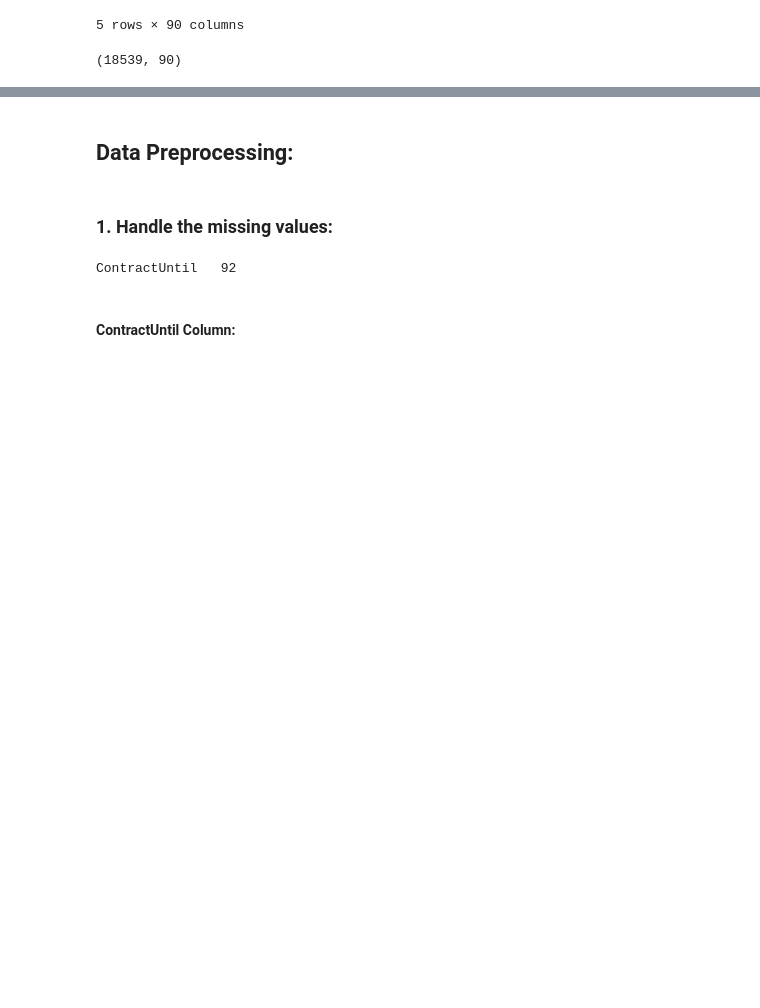
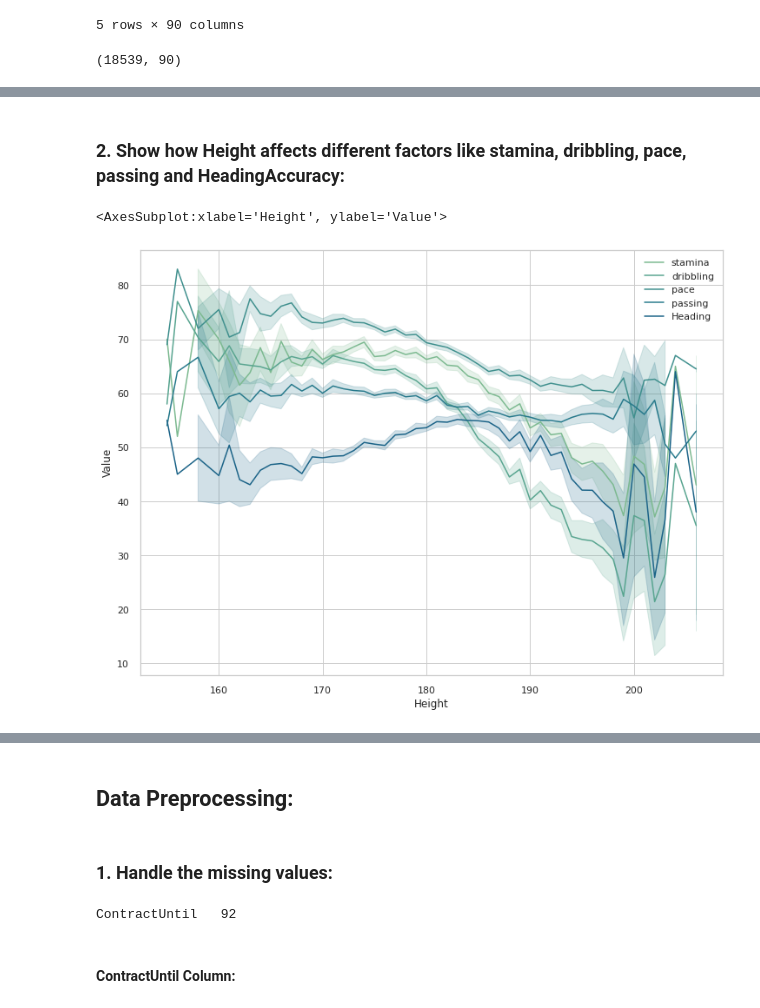
Before and after one commit to miraehab/FIFA-23-ML-Project, a Jupyter notebook: grouped-notebook.ipynb, the cells around one changed output, grey strips where cells are left out. Cells and saved outputs as stored; diff of their text form; code cells hidden in the pictures; blank space fills up the shorter version.

```diff
--- a/grouped-notebook.ipynb
+++ b/grouped-notebook.ipynb
@@ -46,0 +80,16 @@ data = data[needed_columns]
+# %% [markdown]
+<h3>2. Show how Height affects different factors like stamina, dribbling, pace, passing and HeadingAccuracy:</h3>
+# %%
+sns.set_palette("crest")
+fig = plt.gcf()
+fig.set_size_inches(12, 9)
+plt.ylabel("Value")
+
+sns.lineplot(x='Height', y='Stamina', data=data, legend='brief', label='stamina')
+sns.lineplot(x='Height', y='Dribbling', data=data, legend='brief', label='dribbling')
+sns.lineplot(x='Height', y='PaceTotal', data=data, legend='brief', label='pace')
+sns.lineplot(x='Height', y='PassingTotal', data=data, legend='brief', label='passing')
+sns.lineplot(x='Height', y='HeadingAccuracy', data=data, legend='brief', label='Heading')
+# %% [output]
+<AxesSubplot:xlabel='Height', ylabel='Value'>
+[figure, added]
```
Also changed, not shown: parts of 35 cells of this notebook, 1 other file.
